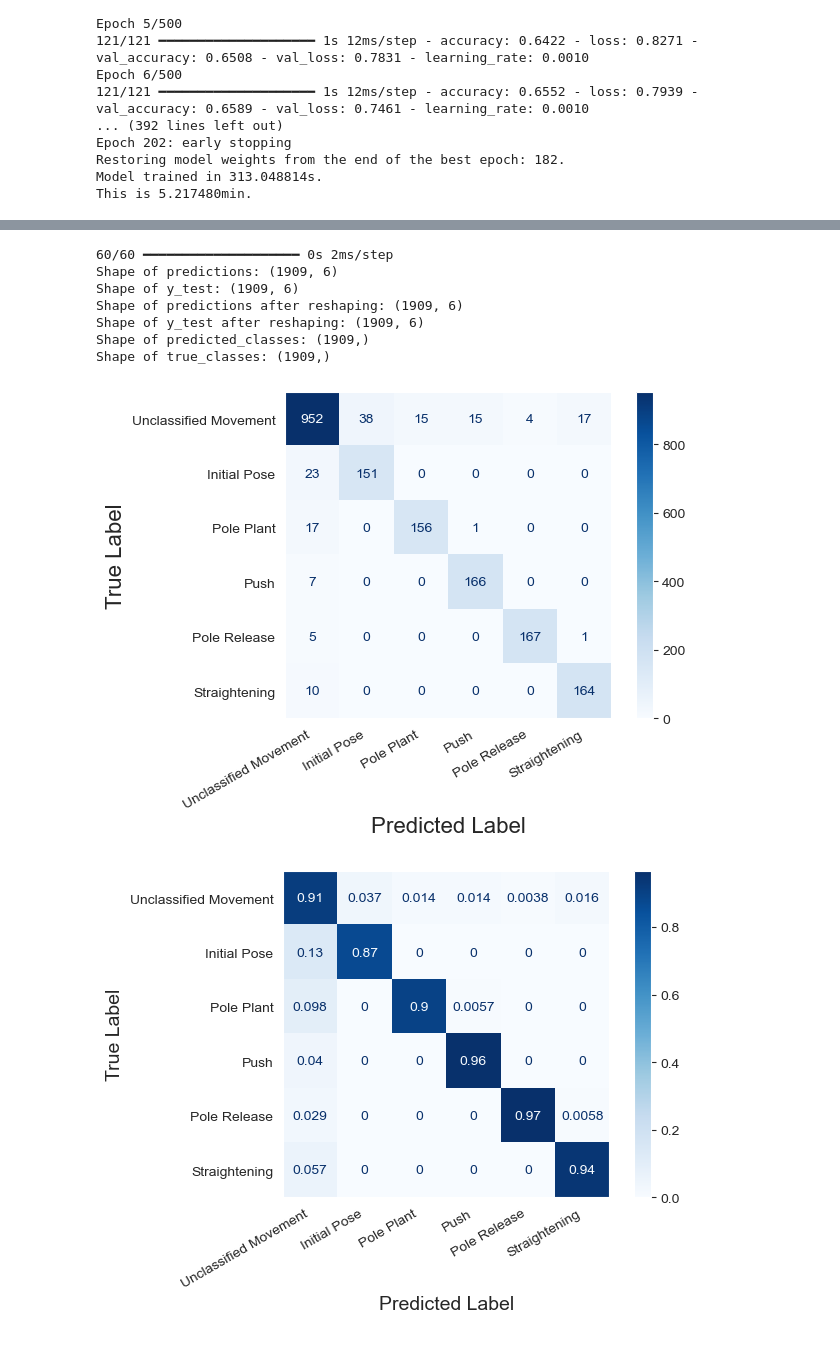
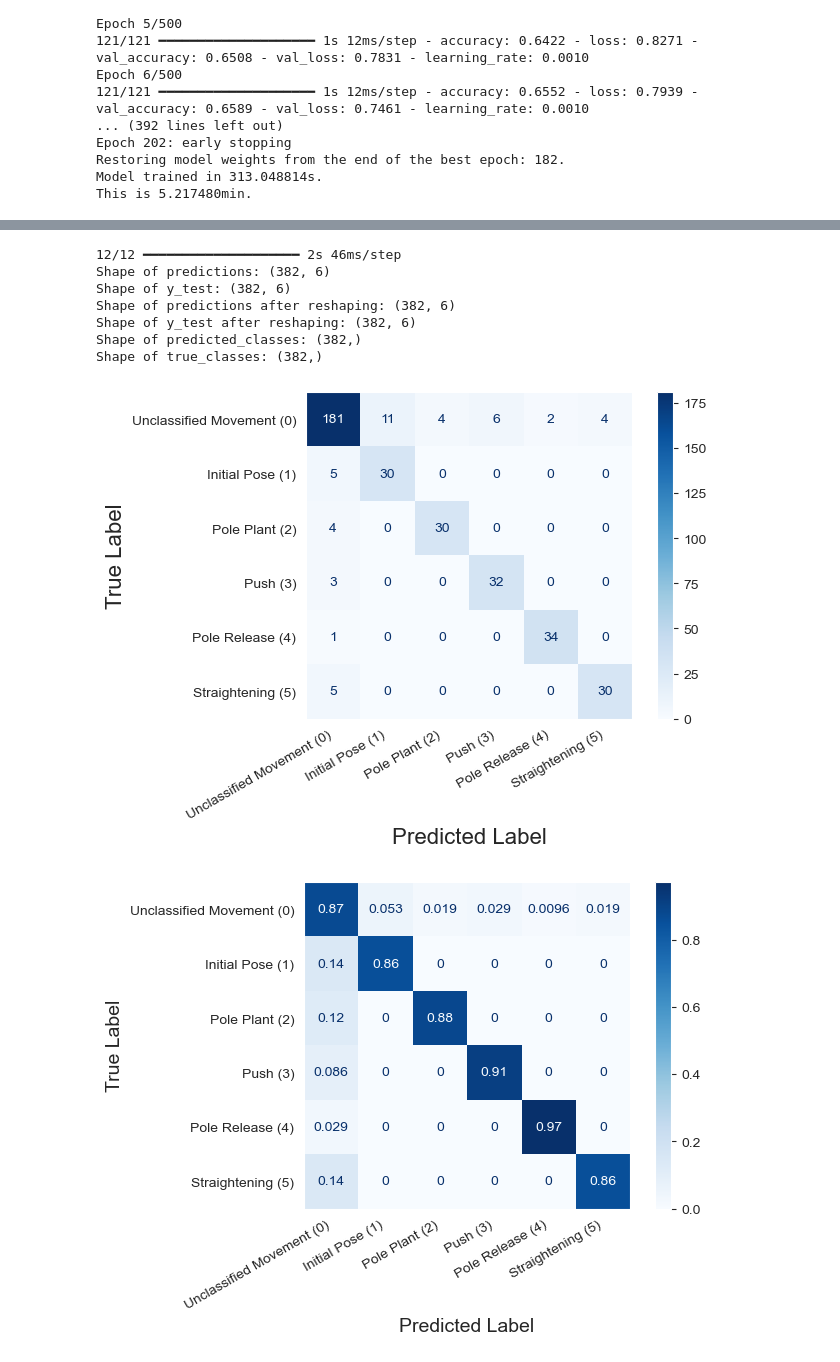
Before and after one commit to magictoene/BachelorThesis, a Jupyter notebook: neural_network_test.ipynb, the cells around one changed output, grey strips where cells are left out. Cells and saved outputs as stored; diff of their text form; code cells hidden in the pictures.

```diff
--- a/neural_network_test.ipynb
+++ b/neural_network_test.ipynb
@@ -272,7 +298,7 @@ model.add(Dense(6, activation='softmax'))
 # model.add(Dense(6, activation='softmax'))
 # %%
 # Compile the model
-model.compile(optimizer=RMSprop(learning_rate=0.001), loss='categorical_crossentropy', metrics=['accuracy'])
+model.compile(optimizer=Adam(learning_rate=0.001), loss='categorical_crossentropy', metrics=['accuracy'])
 # %%
 # Print the model summary
 model.summary()
@@ -323,7 +334,7 @@ from torch.utils.benchmark import timer
 
 # fit the keras model on the dataset0
 startTime = timer()
-history = model.fit(X_train, y_train, epochs=500, callbacks=[es_callback, reduce_lr], validation_data=(X_val, y_val), batch_size=128, verbose=1)#, class_weight=class_weight_dict)
+history = model.fit(X_train, y_train, epochs=245, callbacks=[es_callback, reduce_lr], validation_data=(X_val, y_val), batch_size=32, verbose=1)#, class_weight=class_weight_dict)
 
 endTime = timer()
 print("Model trained in {:f}s.".format(endTime - startTime))
@@ -382,14 +393,14 @@ for run in range(9):
         Dense(6, activation='softmax')
     ])
 
-    model.compile(optimizer=RMSprop(learning_rate=0.001), loss='categorical_crossentropy', metrics=['accuracy'])
+    model.compile(optimizer=Adam(learning_rate=0.001), loss='categorical_crossentropy', metrics=['accuracy'])
 
     # Set up callbacks
     es_callback = EarlyStopping(monitor='val_loss', mode='min', patience=50, verbose=1, restore_best_weights=True)
-    reduce_lr = ReduceLROnPlateau(monitor='val_loss', factor=0.15, patience=15)
+    reduce_lr = ReduceLROnPlateau(monitor='val_loss', factor=0.3, patience=15)
 
     # Train the model and save the history
-    history = model.fit(X_train, y_train, epochs=500, callbacks=[es_callback, reduce_lr], validation_data=(X_val, y_val), batch_size=128, verbose=1)
+    history = model.fit(X_train, y_train, epochs=250, callbacks=[es_callback, reduce_lr], validation_data=(X_val, y_val), batch_size=32, verbose=1)
 
     # Evaluate the model
     val_loss, val_accuracy = model.evaluate(X_val, y_val, verbose=0)
@@ -429,6 +440,10 @@ Epoch 183/50
 # Predict on the test data
 from sklearn.metrics import confusion_matrix, ConfusionMatrixDisplay
 import matplotlib.pyplot as plt
+
+model = keras.models.load_model('Results/xcs_model.keras')
+
+best_model = model
 
 # Assuming X_test and y_test are already defined and preprocessed
 # Predict on the test data
@@ -458,7 +473,7 @@ print(f"Shape of true_classes: {true_classes.shape}")
 cm = confusion_matrix(true_classes, predicted_classes)
 
 # Define your custom string labels
-labels = ['Unclassified Movement', 'Initial Pose', 'Pole Plant', 'Push', 'Pole Release', 'Straightening']
+labels = ['Unclassified Movement (0)', 'Initial Pose (1)', 'Pole Plant (2)', 'Push (3)', 'Pole Release (4)', 'Straightening (5)']
 
 # Display the confusion matrix with string labels
 disp = ConfusionMatrixDisplay(confusion_matrix=cm, display_labels=labels)
@@ -476,44 +491,44 @@ plt.xlabel('Predicted Label', fontsize=16)
 plt.ylabel('True Label', fontsize=16)
 
 # Save the figure as an EPS file
-plt.savefig('best_confusion_matrix.eps', format='eps', bbox_inches='tight')
+plt.savefig('confusion_matrix.eps', format='eps', bbox_inches='tight')
 plt.show()
 # %% [output]
-60/60 ━━━━━━━━━━━━━━━━━━━━ 0s 2ms/step
-Shape of predictions: (1909, 6)
-Shape of y_test: (1909, 6)
-Shape of predictions after reshaping: (1909, 6)
-Shape of y_test after reshaping: (1909, 6)
-Shape of predicted_classes: (1909,)
-Shape of true_classes: (1909,)
+12/12 ━━━━━━━━━━━━━━━━━━━━ 2s 46ms/step
+Shape of predictions: (382, 6)
+Shape of y_test: (382, 6)
+Shape of predictions after reshaping: (382, 6)
+Shape of y_test after reshaping: (382, 6)
+Shape of predicted_classes: (382,)
+Shape of true_classes: (382,)
-[figure, old version]
+[figure, new version]
 # %%
 # Generate the normalized confusion matrix
 cm = confusion_matrix(true_classes, predicted_classes, normalize='true')
 
 # Define your custom string labels
-labels = ['Unclassified Movement', 'Initial Pose', 'Pole Plant', 'Push', 'Pole Release', 'Straightening']
+labels = ['Unclassified Movement (0)', 'Initial Pose (1)', 'Pole Plant (2)', 'Push (3)', 'Pole Release (4)', 'Straightening (5)']
 
 # Display the confusion matrix with string labels
 disp = ConfusionMatrixDisplay(confusion_matrix=cm, display_labels=labels)
 # Display the confusion matrix
 # disp = ConfusionMatrixDisplay(confusion_matrix=cm)
 ax = disp.plot(cmap=plt.cm.Blues)
 # Remove grid lines
 ax.ax_.grid(False)  # Turn off the grid lines
 
 # Rotate x-axis labels to prevent overlap
 plt.xticks(rotation=45)
 # Optionally, adjust font size
 plt.gcf().autofmt_xdate()  # Adjust layout to make room for diagonal labels
 plt.xlabel('Predicted Label', fontsize=14)
 plt.ylabel('True Label', fontsize=14)
 
 # Save the figure as an EPS file
-plt.savefig('best_confusion_matrix_normalized_aug_4_128.eps', format='eps', bbox_inches='tight')
+plt.savefig('confusion_matrix_normalized.eps', format='eps', bbox_inches='tight')
 plt.show()
 # %% [output]
-[figure, old version]
+[figure, new version]
 # %%
 # Calculate overall accuracy from the confusion matrix
 overall_accuracy = np.trace(cm) / np.sum(cm)
```
Also changed, not shown: parts of 15 cells of this notebook, 1 other file.
